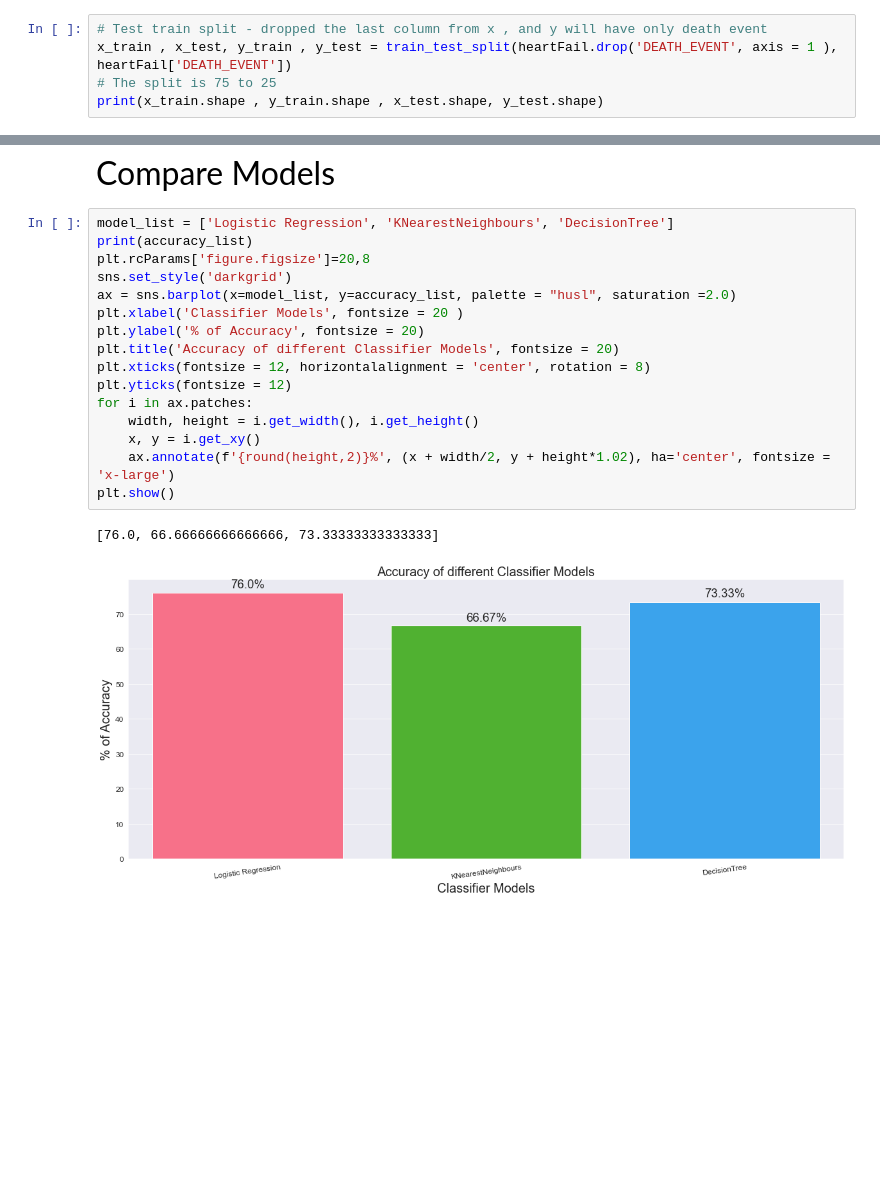
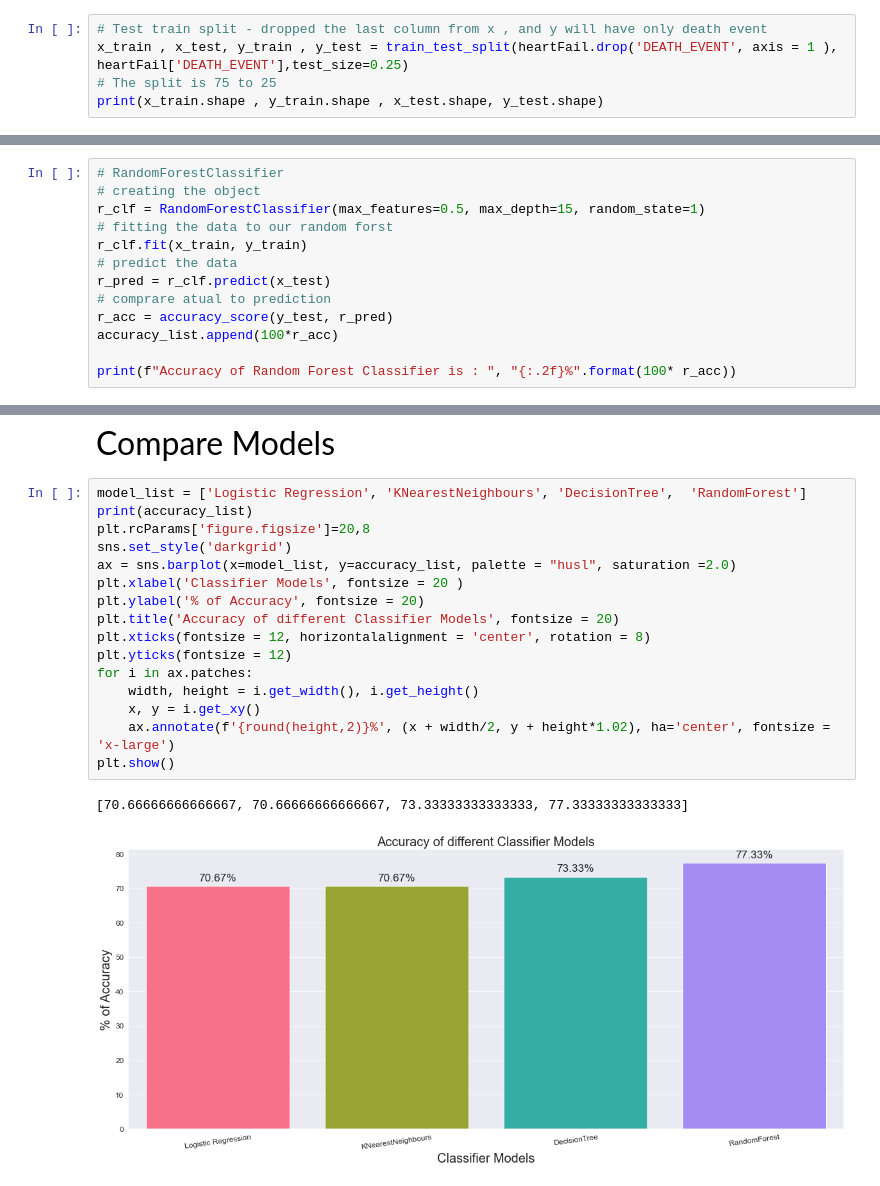
Before and after one commit to AhmedRadwan02/HeartFailureClassification, a Jupyter notebook: HeartFailureCalssify.ipynb, the cells around one changed output, grey strips where cells are left out. Drawn from its saved outputs; the diff is of its cells as text; blank space fills up the shorter version.

```diff
--- a/HeartFailureCalssify.ipynb
+++ b/HeartFailureCalssify.ipynb
@@ -176,7 +176,7 @@ display(central)
 <font size = "6"> Test Train Split  </font>
 # %%
 # Test train split - dropped the last column from x , and y will have only death event
-x_train , x_test, y_train , y_test = train_test_split(heartFail.drop('DEATH_EVENT', axis = 1 ), heartFail['DEATH_EVENT'])
+x_train , x_test, y_train , y_test = train_test_split(heartFail.drop('DEATH_EVENT', axis = 1 ), heartFail['DEATH_EVENT'],test_size=0.25)
 # The split is 75 to 25
 print(x_train.shape , y_train.shape , x_test.shape, y_test.shape)
 # %% [output]
@@ -319,0 +322,13 @@ number of correct predictions:  55
+# %%
+# RandomForestClassifier
+# creating the object
+r_clf = RandomForestClassifier(max_features=0.5, max_depth=15, random_state=1)
+# fitting the data to our random forst
+r_clf.fit(x_train, y_train)
+# predict the data
+r_pred = r_clf.predict(x_test)
+# comprare atual to prediction
+r_acc = accuracy_score(y_test, r_pred)
+accuracy_list.append(100*r_acc)
+
+print(f"Accuracy of Random Forest Classifier is : ", "{:.2f}%".format(100* r_acc))
@@ -320,21 +352,21 @@ number of correct predictions:  55
 # %% [markdown]
 <font size = 6 > Compare Models </font>
 # %%
-model_list = ['Logistic Regression', 'KNearestNeighbours', 'DecisionTree']
+model_list = ['Logistic Regression', 'KNearestNeighbours', 'DecisionTree',  'RandomForest']
 print(accuracy_list)
 plt.rcParams['figure.figsize']=20,8
 sns.set_style('darkgrid')
 ax = sns.barplot(x=model_list, y=accuracy_list, palette = "husl", saturation =2.0)
 plt.xlabel('Classifier Models', fontsize = 20 )
 plt.ylabel('% of Accuracy', fontsize = 20)
 plt.title('Accuracy of different Classifier Models', fontsize = 20)
 plt.xticks(fontsize = 12, horizontalalignment = 'center', rotation = 8)
 plt.yticks(fontsize = 12)
 for i in ax.patches:
     width, height = i.get_width(), i.get_height()
     x, y = i.get_xy()
     ax.annotate(f'{round(height,2)}%', (x + width/2, y + height*1.02), ha='center', fontsize = 'x-large')
 plt.show()
 # %% [output]
-[76.0, 66.66666666666666, 73.33333333333333]
+[70.66666666666667, 70.66666666666667, 73.33333333333333, 77.33333333333333]
-[figure, old version]
+[figure, new version]
```
Also changed, not shown: parts of 18 cells of this notebook.
